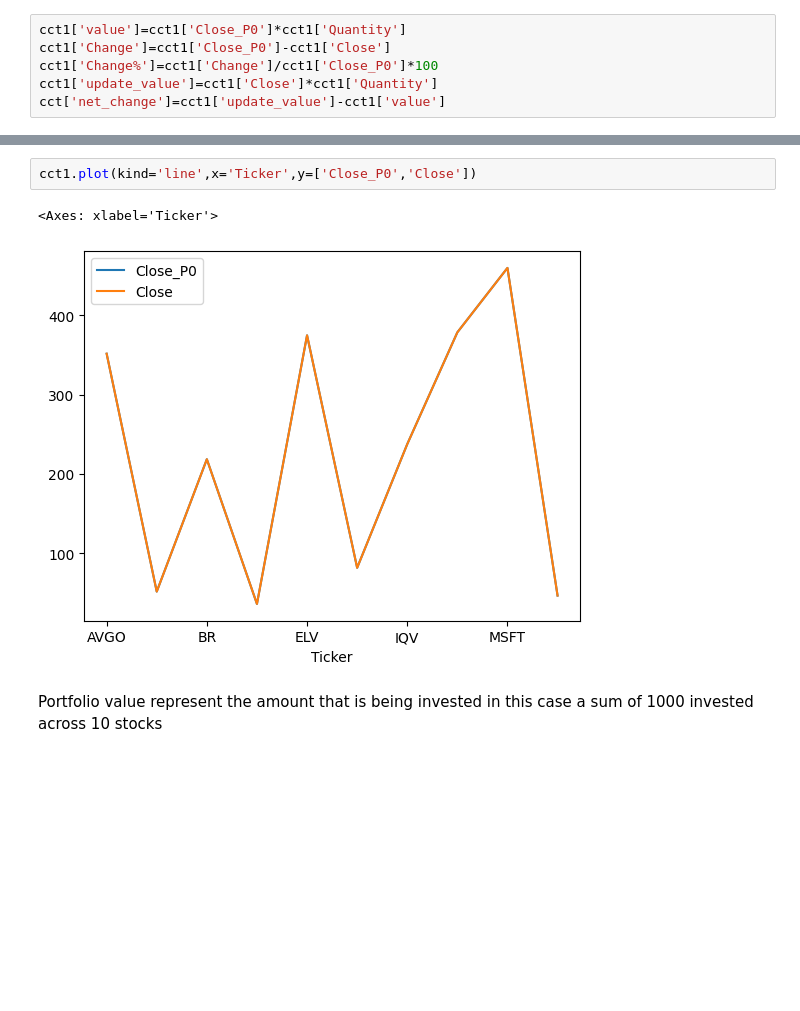
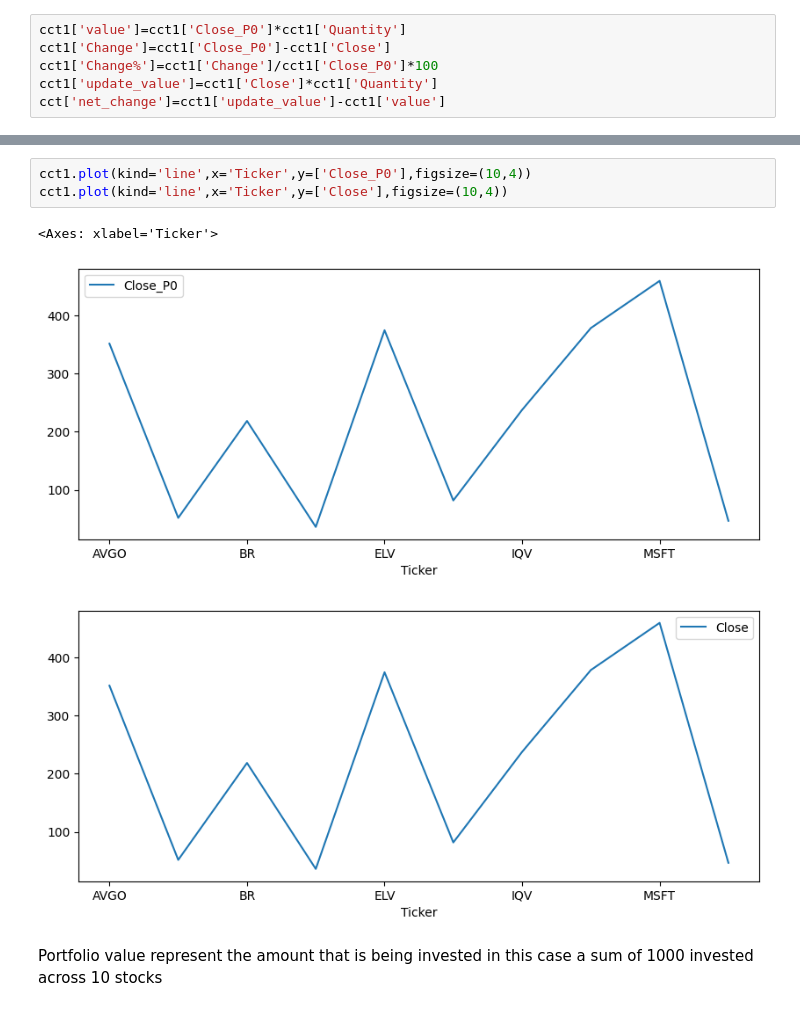
Before and after one commit to AnoopG24/Python_projects, a Jupyter notebook: Morningstar_UVportfolio_tracker1.ipynb, the cells around one changed output, grey strips where cells are left out. Drawn from its saved outputs; the diff is of its cells as text; blank space fills up the shorter version.

```diff
--- a/Morningstar_UVportfolio_tracker1.ipynb
+++ b/Morningstar_UVportfolio_tracker1.ipynb
@@ -135,10 +135,12 @@ cct1.round(2)
 | 8 | MSFT | 459.86 | 2.17 | 0.02 | 2.18 | 459.86 | 1000.0 | 0.0 | 0.0 | 1000.0 | ... |
 | 9 | SLB | 46.73 | 21.40 | 0.21 | 21.47 | 46.73 | 1000.0 | 0.0 | 0.0 | 1000.0 | ... |
 # %%
-cct1.plot(kind='line',x='Ticker',y=['Close_P0','Close'])
+cct1.plot(kind='line',x='Ticker',y=['Close_P0'],figsize=(10,4))
+cct1.plot(kind='line',x='Ticker',y=['Close'],figsize=(10,4))
 # %% [output]
 <Axes: xlabel='Ticker'>
-[figure, old version]
+[figure, new version]
+[figure, added]
 # %% [markdown]
 Portfolio value represent the amount that is being invested in this case a sum of 1000 invested across 10 stocks
 # %%
```
